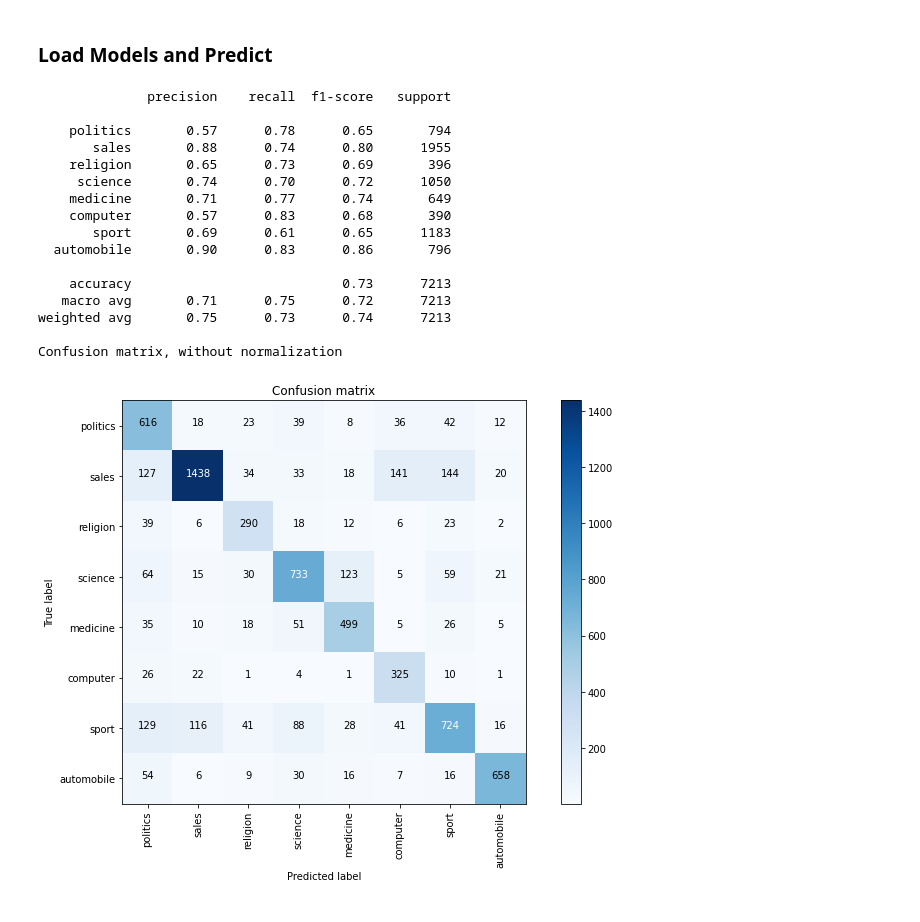
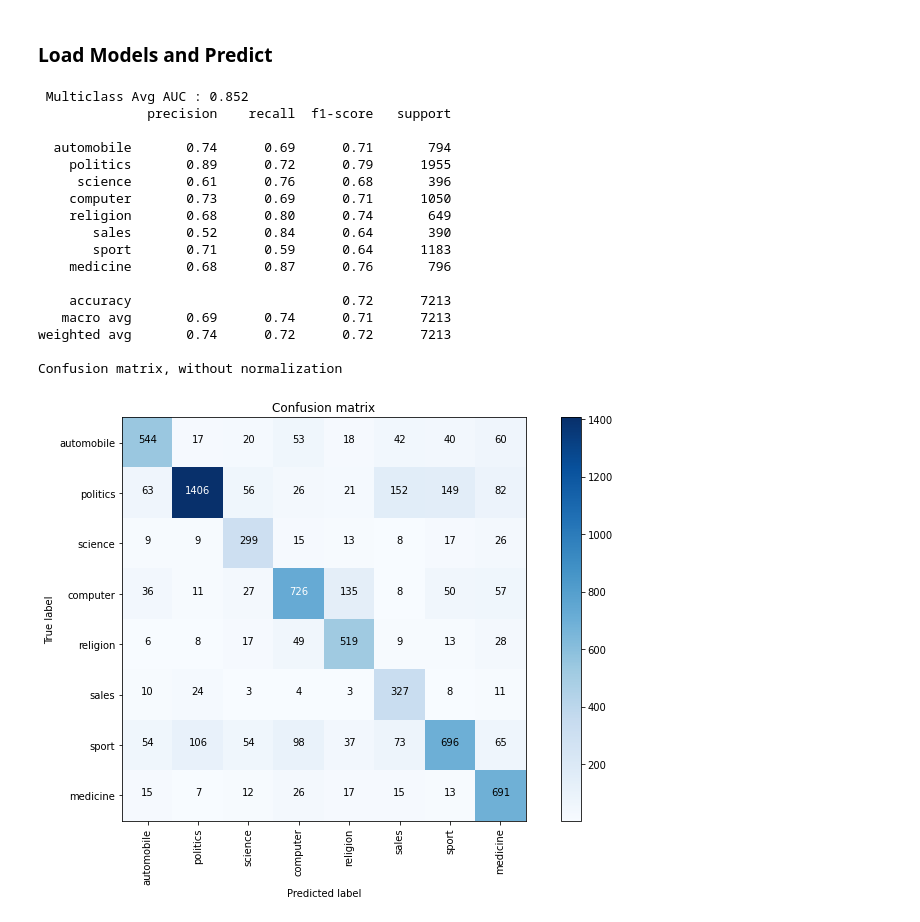
Before and after one commit to DataDavidProjects/UniversityProjects, a Jupyter notebook: Data Visualization and Text Mining/NLP/ProjectSummaryNLP.ipynb, the cells around one changed output. Drawn from its saved outputs; the diff is of its cells as text; code cells hidden in the pictures.

```diff
--- a/Data Visualization and Text Mining/NLP/ProjectSummaryNLP.ipynb
+++ b/Data Visualization and Text Mining/NLP/ProjectSummaryNLP.ipynb
@@ -360,7 +337,7 @@ X_t = prep_pipeline.fit_transform(X)
 #++++++++++++++++++++++++++++++++++++++++++ Pipeline Defition and Params +++++++++++++++++++++++++++++++++
 
 # TF IDF DIMENSION will affect the model
-matrix_features  = 3000 # Optmized to best performance starting from 6000 , min lenght of vocabolary
+matrix_features  = 4000 # Optmized to best performance starting from 6000 , min lenght of vocabolary
 
 n_classes =y.nunique()
 
@@ -389,10 +366,10 @@ def create_model(features = matrix_features ,optimizer="adam",
 #param_grid = dict(neurons=neurons, epochs = epochs, batch_size =batch_size)
 param_grid = {
     'tfidf__ngram_range': [(1,1)],
-    'kc__epochs': [20,30,50],
-    'kc__neurons': [10, 20, 30, 100],
-    'kc__batch_size':[16, 32,50],
-    'kc__dropout': [ 0.3, 0.1, 0]
+    'kc__epochs': [30,50],
+    'kc__neurons': [20, 30],
+    'kc__batch_size':[32,50],
+    'kc__dropout': [ 0.3, 0.1]
 }
 
 
@@ -596,52 +581,52 @@ y_test = df['target']
 # %%
 X_test_prep = prep_pipeline.transform(X_test)
 # %%
-#Load the pipeline first:
-chosen_pipe = 'sklearn_pipeline.pkl'
-pipeline = joblib.load(chosen_pipe)
-# Then, load the Keras model:
+##Load the pipeline first:
+#chosen_pipe = 'sklearn_pipeline.pkl'
+#pipeline = joblib.load(chosen_pipe)
+## Then, load the Keras model:
 
-chosen_model = 'keras_model.h5'
-pipeline.named_steps['kc'].model = load_model(chosen_model)
-
-
-# pipeline = fitted_pipe
+#chosen_model = 'keras_model.h5'
+#pipeline.named_steps['kc'].model = load_model(chosen_model)
+pipeline = fitted_pipe
 import warnings
 warnings.simplefilter(action='ignore', category=FutureWarning)
 
 #X_test_prep = prep_pipeline.transform(X_test)
 y_pred  = pipeline.predict(X_test_prep)
 cnf_matrix = confusion_matrix(y_test,y_pred)
 
 # Plot normalized confusion matrix
 fig = plt.figure()
 fig.set_size_inches(10, 7, forward=True)
 #fig.align_labels()
 
 label_names = df['label'].unique()
-
+print( f' Multiclass Avg AUC : { round( multiclass_roc_auc_score(y_test, y_pred, average="macro"),3 ) }' )
 print(classification_report(y_test,y_pred, target_names=label_names))
 # fig.subplots_adjust(left=0.0, right=1.0, bottom=0.0, top=1.0)
+
 plot_confusion_matrix(cnf_matrix, classes=np.asarray(label_names), normalize=False,
                       title='Confusion matrix')
 # %% [output]
+ Multiclass Avg AUC : 0.852
               precision    recall  f1-score   support
 
-    politics       0.57      0.78      0.65       794
-       sales       0.88      0.74      0.80      1955
-    religion       0.65      0.73      0.69       396
-     science       0.74      0.70      0.72      1050
-    medicine       0.71      0.77      0.74       649
-    computer       0.57      0.83      0.68       390
-       sport       0.69      0.61      0.65      1183
-  automobile       0.90      0.83      0.86       796
+  automobile       0.74      0.69      0.71       794
+    politics       0.89      0.72      0.79      1955
+     science       0.61      0.76      0.68       396
+    computer       0.73      0.69      0.71      1050
+    religion       0.68      0.80      0.74       649
+       sales       0.52      0.84      0.64       390
+       sport       0.71      0.59      0.64      1183
+    medicine       0.68      0.87      0.76       796
 
-    accuracy                           0.73      7213
-   macro avg       0.71      0.75      0.72      7213
-weighted avg       0.75      0.73      0.74      7213
+    accuracy                           0.72      7213
+   macro avg       0.69      0.74      0.71      7213
+weighted avg       0.74      0.72      0.72      7213
 
 Confusion matrix, without normalization
-[figure, old version]
+[figure, new version]
 # %%
 y_pred = np.argmax( keras_model_emb.model.predict( emb_class.transform(X_test_prep) )  , axis=-1 )
 
```
Also changed, not shown: parts of 18 cells of this notebook.
